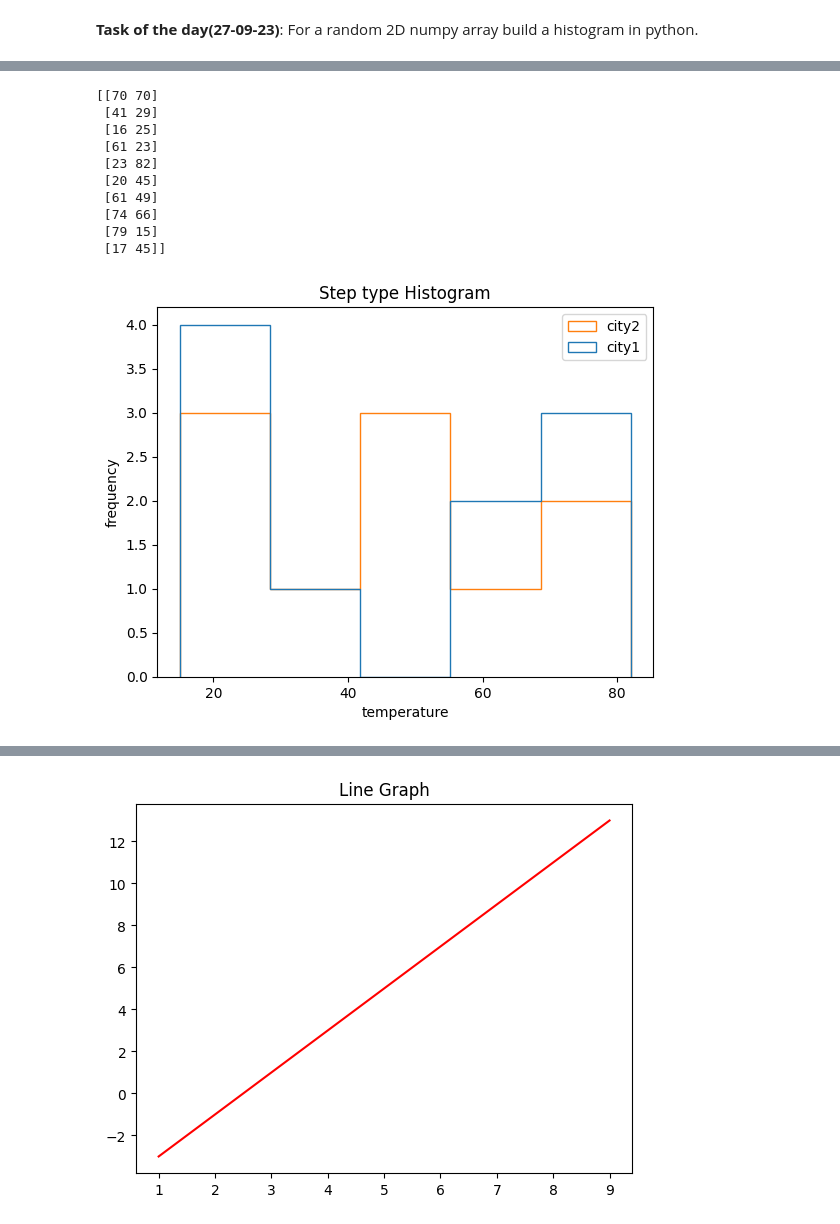
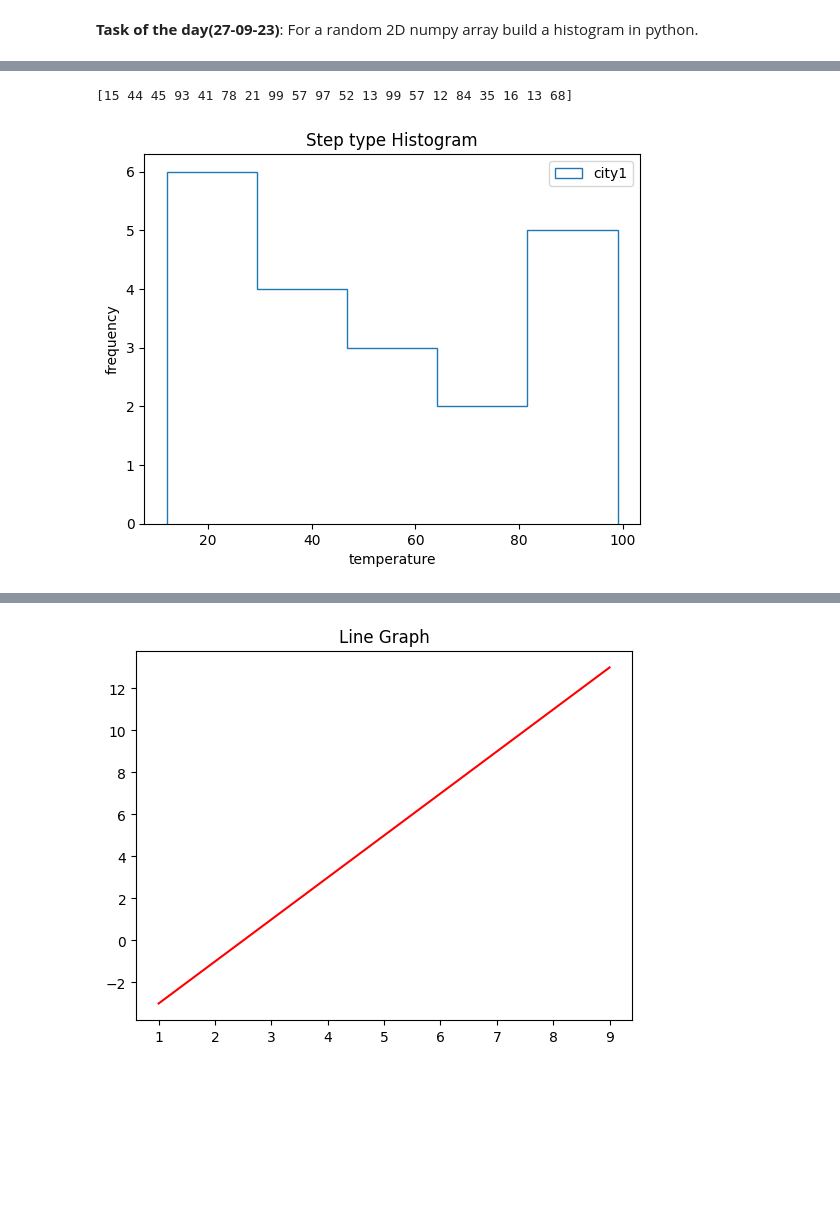
Before and after one commit to AdarshChintada/Daily_tasks, a Jupyter notebook: Daily_Tasks_HGTCON265_Adarsh.ipynb, the cells around one changed output, grey strips where cells are left out. Cells and saved outputs as stored; diff of their text form; code cells hidden in the pictures; blank space fills up the shorter version.

```diff
--- a/Daily_Tasks_HGTCON265_Adarsh.ipynb
+++ b/Daily_Tasks_HGTCON265_Adarsh.ipynb
@@ -35,30 +27,22 @@ plt.show()
 # %%
 import numpy as np
 from matplotlib import pyplot as plt
 marks = np.random.randint(10,100,size=(10,2))
-print(marks)
+flat = marks.flatten() #flatten method
+print(flat)
 
 x_ticks = np.arange(20,120,20)
 plt.xticks(x_ticks)
-plt.hist(marks, bins =5, histtype='step', label=["city1","city2"])
+plt.hist(flat, bins =5, histtype='step', label=["city1","city2"])
 
 plt.title("Step type Histogram")
 plt.xlabel("temperature")
 plt.ylabel("frequency")
 plt.legend()
 plt.show()
 # %% [output]
-[[70 70]
- [41 29]
- [16 25]
- [61 23]
- [23 82]
- [20 45]
- [61 49]
- [74 66]
- [79 15]
- [17 45]]
+[15 44 45 93 41 78 21 99 57 97 52 13 99 57 12 84 35 16 13 68]
-[figure, old version]
+[figure, new version]
 # %%
 import numpy as np
 import matplotlib.pyplot as plt
```
Also changed, not shown: parts of 3 cells of this notebook.
